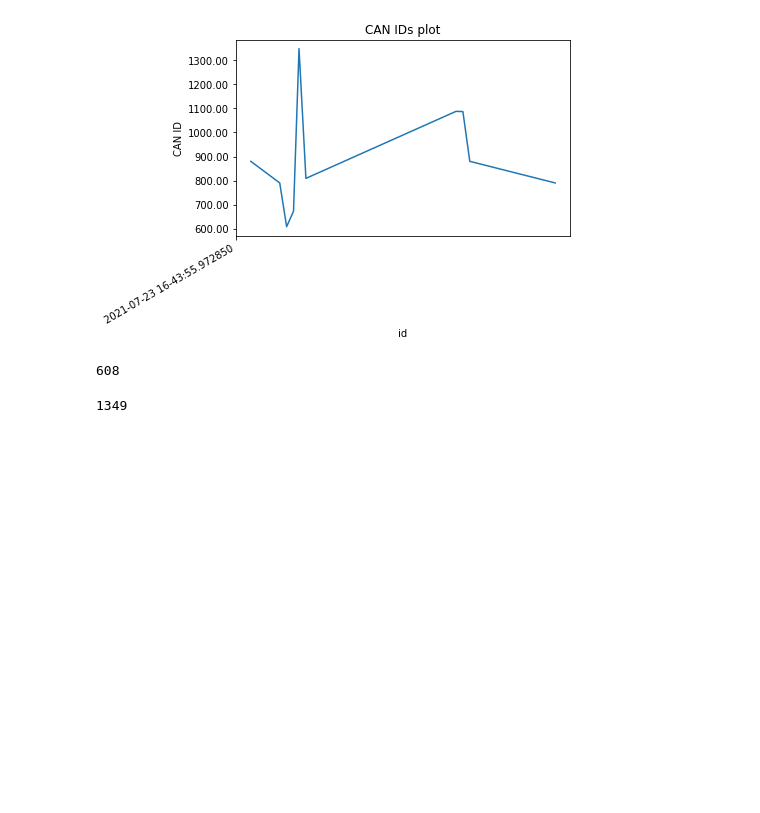
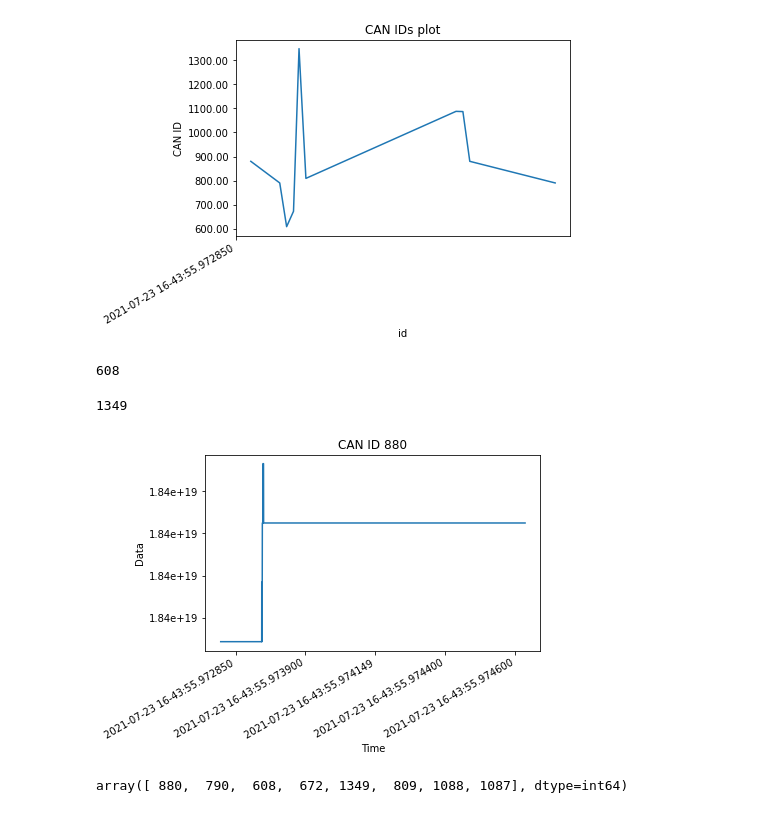
Before and after one commit to PabloT30/vehicle-testing, a Jupyter notebook: CAN_Analysis_KIA_Sportage_2015.ipynb, the cells around one changed output. Drawn from its saved outputs; the diff is of its cells as text; code cells hidden in the pictures; blank space fills up the shorter version.

Commit message:
CAN Bus data analysis from KIA Sportage 2015 test in a dynamometer.

```diff
--- a/CAN_Analysis_KIA_Sportage_2015.ipynb
+++ b/CAN_Analysis_KIA_Sportage_2015.ipynb
@@ -294,3 +294,20 @@ can['can_id'].min()
 can['can_id'].max()
 # %% [output]
 1349
+# %%
+can['data_dec'] = can_bus_data['data'].apply(int, base=16)
+# %%
+ax = can[can['can_id'] == 880]['data_dec'].plot()
+plt.title('CAN ID 880')
+plt.xlabel('Time')
+plt.ylabel('Data')
+tick_labels = can.index.strftime('%Y-%m-%d %H-%M:%S.%f')
+ax.xaxis.set_major_formatter(ticker.FixedFormatter(tick_labels))
+ax.yaxis.set_major_formatter(ticker.FormatStrFormatter('%.2e'))
+plt.show()
+# %% [output]
+[figure, added]
+# %%
+can['can_id'].unique()
+# %% [output]
+array([ 880,  790,  608,  672, 1349,  809, 1088, 1087], dtype=int64)
```
Also changed, not shown: parts of 8 cells of this notebook.
